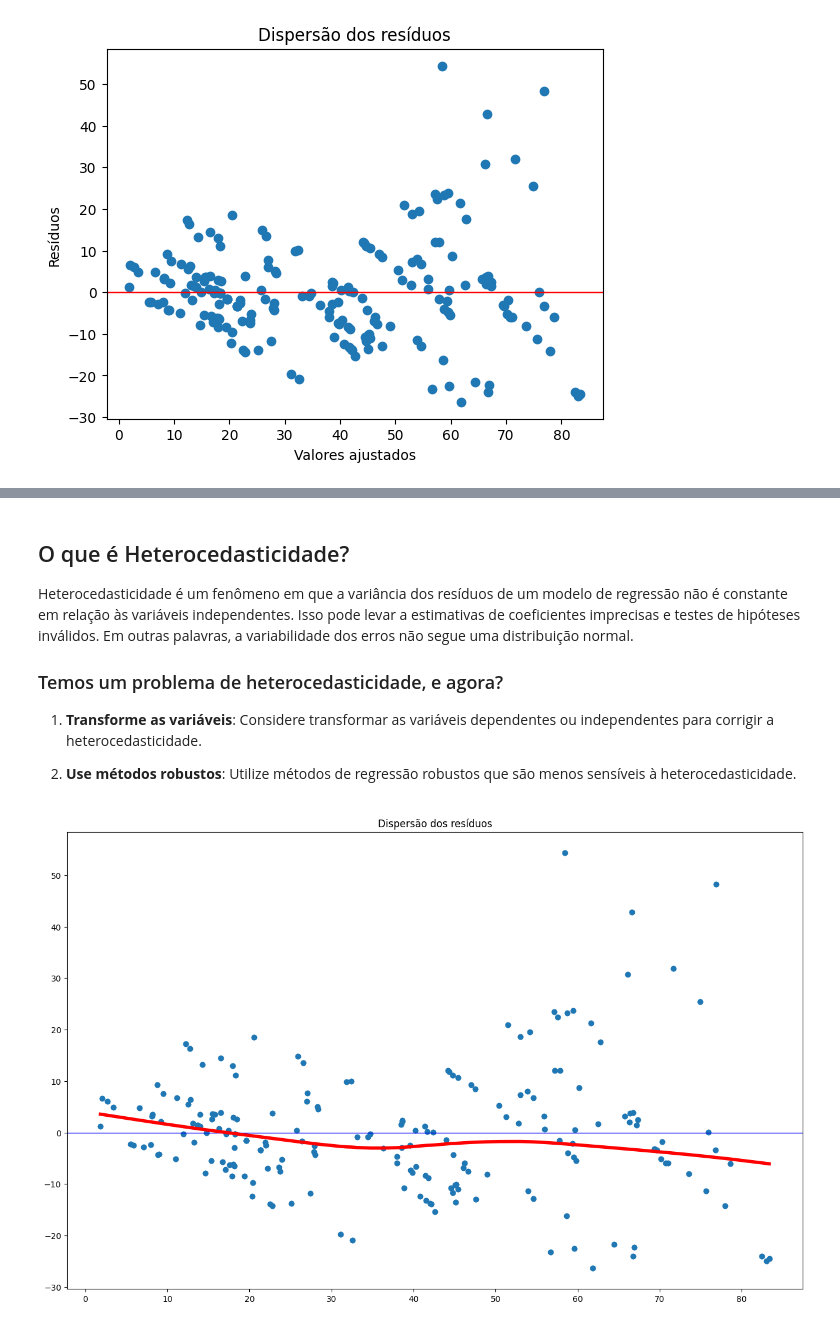
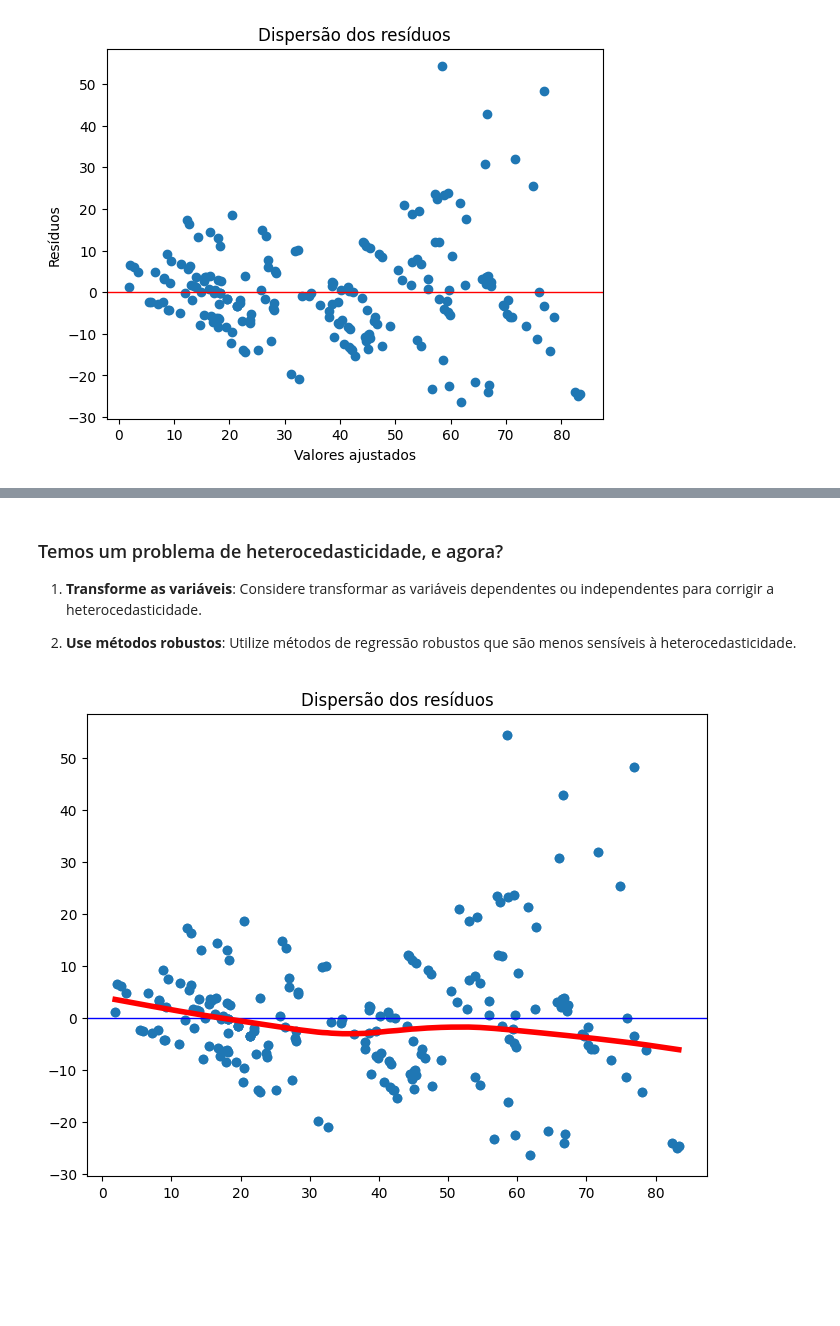
Before and after one commit to Schadenlord/econometria-em-python, a Jupyter notebook: cross_section_parte1.ipynb, the cells around one changed output, grey strips where cells are left out. Saved outputs shown, nothing was run; the diff lists cells and outputs as text; code cells hidden in the pictures; blank space fills up the shorter version.

```diff
--- a/cross_section_parte1.ipynb
+++ b/cross_section_parte1.ipynb
@@ -698,7 +748,4 @@ plt.show()
 # %% [markdown]
-## O que é Heterocedasticidade?
-
-Heterocedasticidade é um fenômeno em que a variância dos resíduos de um modelo de regressão não é constante em relação às variáveis independentes. Isso pode levar a estimativas de coeficientes imprecisas e testes de hipóteses inválidos. Em outras palavras, a variabilidade dos erros não segue uma distribuição normal.
 
 ### Temos um problema de heterocedasticidade, e agora?
 
@@ -708,19 +755,19 @@ Heterocedasticidade é um fenômeno em que a variância dos resíduos de um mode
 # %%
 ## Mostrando o gráfico de dispersão dos resíduos junto de uma linha de tendência para verificar a heterocedasticidade
 ## Se a linha de tendência for linear, então não há heterocedasticidade
 ## Se a linha de tendência for não-linear, ou seja, se a inclinação da linha de tendência for crescente ou decrescente, então há heterocedasticidade
 ## Se a linha de tendência for horizontal, então não há heterocedasticidade (vamos colocar uma linha horizontal para facilitar a comparação com a linha dos resíduos)
 
-plt.figure(figsize=(16, 10))
+plt.figure(figsize=(8, 6))
 plt.scatter(fitted, residuals)
 plt.xlabel('Valores ajustados')
 plt.ylabel('Resíduos')
 plt.axhline(y=0, color='blue', linewidth=1)
 plt.title('Dispersão dos resíduos')
 sns.regplot(x=fitted, y=residuals, lowess=True, line_kws={'color': 'red', 'linewidth': 4})
 plt.show()
 # %% [output]
-[figure, old version]
+[figure, new version]
 # %%
 ## Usando robustez para corrigir a heterocedasticidade
 model_robust = sm.OLS(y, X).fit(cov_type='HC3')
```
Also changed, not shown: parts of 23 cells of this notebook, 2 other files.
